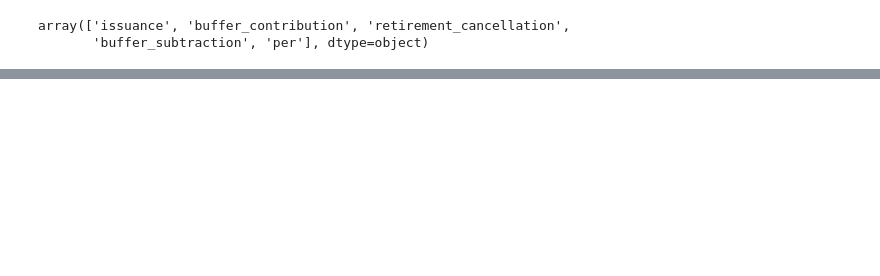
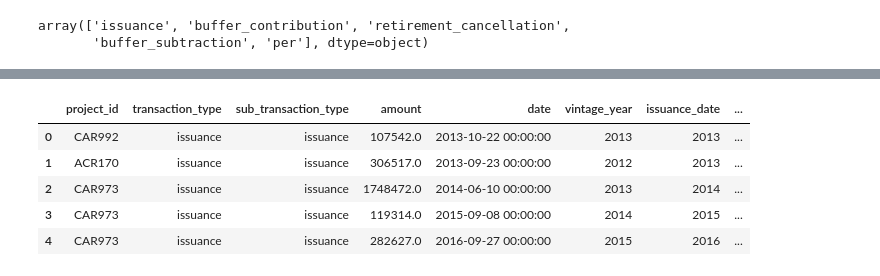
Before and after one commit to MaggieCorry/Capstone_Corry_Hoang_Tajnekar_Rong, a Jupyter notebook: data/combine/ProjectTabCreate.ipynb, the cells around one changed output, grey strips where cells are left out. Drawn from its saved outputs; the diff is of its cells as text; code cells hidden in the pictures; blank space fills up the shorter version.

```diff
--- a/data/combine/ProjectTabCreate.ipynb
+++ b/data/combine/ProjectTabCreate.ipynb
@@ -54,3 +54,16 @@ Index(['Project ID', 'Offset Project Operator', 'Authorized Project Designee',
        'Registry Documents', 'Project Website', 'Notes From Registry',
        'Notes from BCTP', 'Project Description', 'Added to DB Version'],
       dtype='object')
+# %%
+cred[['vintage_year','issuance_date']] = cred[['vintage_year','issuance_date']].astype(str)
+cred[['vintage_year','issuance_date','amount']] = cred[['vintage_year','issuance_date','amount']].fillna(0)
+cred[['vintage_year','issuance_date']] = cred[['vintage_year','issuance_date']].replace('NaT', 0)
+cred[['vintage_year','issuance_date']] = cred[['vintage_year','issuance_date']].replace('nan', 0)
+cred[['vintage_year','issuance_date']] = cred[['vintage_year','issuance_date']].astype(str)
+cred['vintage_year'] = cred['vintage_year'].str.replace('.0', '')
+cred['temp1'] = cred['issuance_date'].str.contains('-')
+cred['temp2'] = cred['issuance_date'].str.contains('/')
+cred.loc[cred['temp1'], 'issuance_date'] = cred.loc[cred['temp1'], 'issuance_date'].str[:4]
+cred.loc[cred['temp2'], 'issuance_date'] = cred.loc[cred['temp2'], 'issuance_date'].str.split('/').str[2].str[:4]
+
+cred = cred.drop(columns=['temp1', 'temp2'])
@@ -67,0 +92,9 @@ cred.loc[cred['issuance_date'].str.startswith('2/1/'), 'issuance_date'] = '2024'
+# %%
+cred.head()
+# %% [output]
+|  | project_id | transaction_type | sub_transaction_type | amount | date | vintage_year | issuance_date | ... |
+| 0 | CAR992 | issuance | issuance | 107542.0 | 2013-10-22 00:00:00 | 2013 | 2013 | ... |
+| 1 | ACR170 | issuance | issuance | 306517.0 | 2013-09-23 00:00:00 | 2012 | 2013 | ... |
+| 2 | CAR973 | issuance | issuance | 1748472.0 | 2014-06-10 00:00:00 | 2013 | 2014 | ... |
+| 3 | CAR973 | issuance | issuance | 119314.0 | 2015-09-08 00:00:00 | 2014 | 2015 | ... |
+| 4 | CAR973 | issuance | issuance | 282627.0 | 2016-09-27 00:00:00 | 2015 | 2016 | ... |
```
Also changed, not shown: parts of 30 cells of this notebook, 4 other files.
